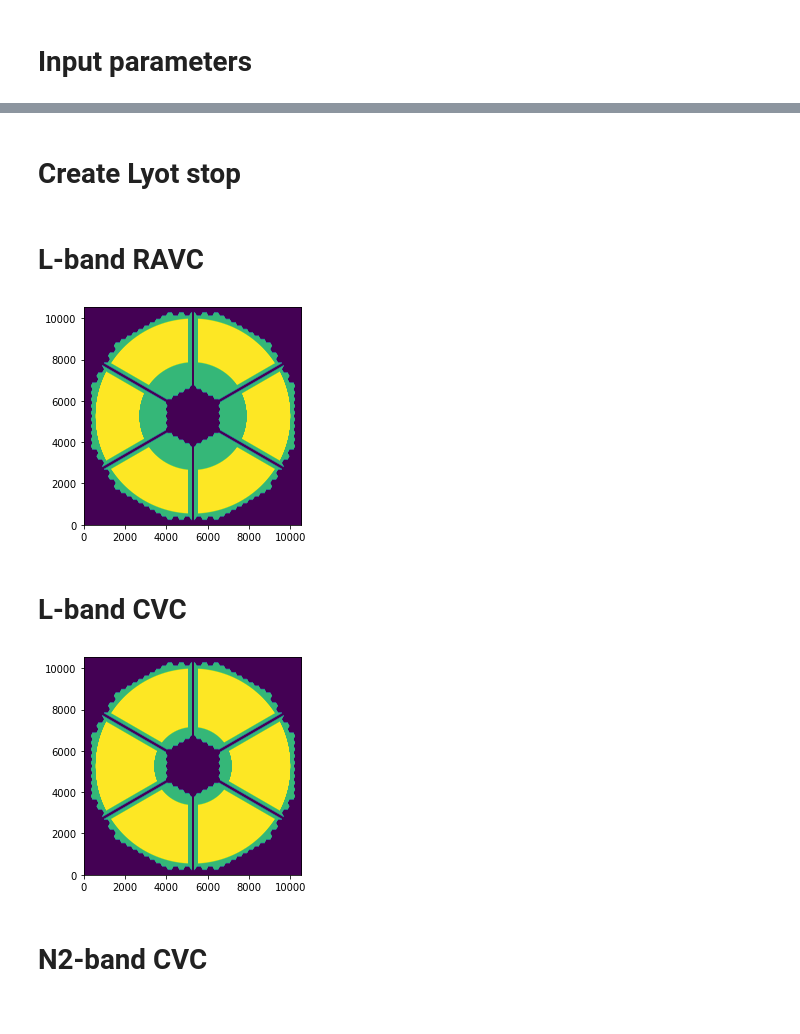
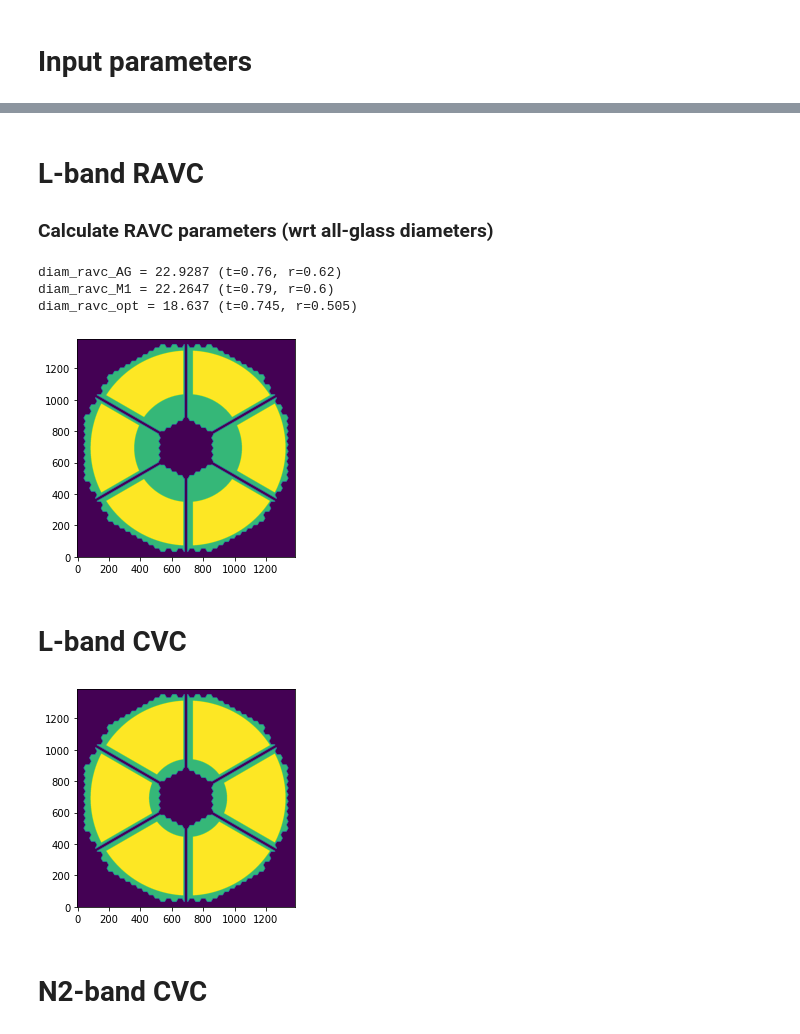
Before and after one commit to vortex-exoplanet/HEEPS, a Jupyter notebook: tools/create_lyotstops.ipynb, the cells around one changed output, grey strips where cells are left out. Saved outputs shown, nothing was run; the diff lists cells and outputs as text; code cells hidden in the pictures.

Commit message:
adding misalignments to 'create lyot stop'

```diff
--- a/tools/create_lyotstops.ipynb
+++ b/tools/create_lyotstops.ipynb
@@ -96,0 +82,15 @@ def hexagon(r_int, nimg):
+# %%
+os.chdir(os.path.normpath(os.path.expandvars('$HOME/heeps_metis/input_files/pupil')))
+try:
+    mask_AG = fits.getdata('mask_AG.fits')
+except FileNotFoundError:
+    mask_AG = resize_img(fits.getdata('eso/mask_allglass.fits')
+                       * fits.getdata('eso/SpiderShadow.fits'), npupil)
+    fits.writeto('mask_AG.fits', mask_AG)
+try:
+    mask_M1 = fits.getdata('mask_M1.fits')
+except FileNotFoundError:
+    mask_M1 = resize_img(fits.getdata('eso/mask_fullM1.fits')
+                       * fits.getdata('eso/SpiderShadow.fits'), npupil)
+    fits.writeto('mask_M1.fits', mask_M1)
+plt.imshow(mask_M1 - mask_AG/2, origin='lower');
@@ -121,2 +117,0 @@ plt.imshow(pup, origin='lower');
-# %% [markdown]
-# Create Lyot stop
@@ -144,21 +118,47 @@ def create_ls(d_ext, d_int, ls_dRext, ls_dRint, ls_dRspi, circ_ext=True, \
 # %% [markdown]
 # L-band RAVC
+### Calculate RAVC parameters (wrt all-glass diameters)
+# %%
+# all-glass parameters
+r_obstr_AG = diam_int_AG/diam_ext_AG
+ravc_t_AG = 1 - (r_obstr_AG**2 + r_obstr_AG*np.sqrt(r_obstr_AG**2 + 8))/4
+ravc_r_AG = r_obstr_AG/np.sqrt(1 - ravc_t_AG)
+diam_ravc_AG = ravc_r_AG*diam_ext_AG
+print('diam_ravc_AG = %s (t=%s, r=%s)'%(np.round(diam_ravc_AG, 4),
+    np.round(ravc_t_AG, 2), np.round(ravc_r_AG, 2)))
+# full-M1 parameters
+r_obstr_M1 = diam_int_M1/diam_ext_M1
+ravc_t_M1 = 1 - (r_obstr_M1**2 + r_obstr_M1*np.sqrt(r_obstr_M1**2 + 8))/4
+ravc_r_M1 = r_obstr_M1/np.sqrt(1 - ravc_t_M1) * (diam_ext_M1/diam_ext_AG)
+diam_ravc_M1 = ravc_r_M1*diam_ext_AG
+print('diam_ravc_M1 = %s (t=%s, r=%s)'%(np.round(diam_ravc_M1, 4),
+    np.round(ravc_t_M1, 2), np.round(ravc_r_M1, 2)))
+# optimal parameters (cf. ravc optimisation)
+diam_ravc_opt = ravc_r_opt*diam_ext_AG
+print('diam_ravc_opt = %s (t=%s, r=%s)'%(np.round(diam_ravc_opt, 4),
+    np.round(ravc_t_opt, 3), np.round(ravc_r_opt, 3)))
+# %% [output]
+diam_ravc_AG = 22.9287 (t=0.76, r=0.62)
+diam_ravc_M1 = 22.2647 (t=0.79, r=0.6)
+diam_ravc_opt = 18.637 (t=0.745, r=0.505)
 # %%
 ls_params = (0.0291, 0.0291, 0.0317)
-mask = create_ls(diam_allglass_ext, diam_allglass_RA_opt, *ls_params)
-fits.writeto('ls_L_RAVC_%s_%s_%s_%s.fits'%(*ls_params, npupil_L), resize_img(mask, npupil_L), overwrite=True)
-plt.imshow(fullM1*spiders + mask/2, origin='lower');
+mask = create_ls(diam_ext_AG, diam_ravc_opt, *ls_params)
+fits.writeto('ls_L_RAVC_%s_%s_%s_%s.fits'%(*ls_params, npupil_L),
+    resize_img(mask, npupil_L), overwrite=True)
+plt.imshow(mask_M1 + mask/2, origin='lower');
 # %% [output]
-[figure, old version]
+[figure, new version]
 # %% [markdown]
 # L-band CVC
 # %%
 ls_params = (0.0291, 0.08, 0.0317)
-mask = create_ls(diam_allglass_ext, diam_allglass_int, *ls_params)
-fits.writeto('ls_L_CVC_%s_%s_%s_%s.fits'%(*ls_params, npupil_L), resize_img(mask, npupil_L), overwrite=True)
-plt.imshow(fullM1*spiders + mask/2, origin='lower');
+mask = create_ls(diam_ext_AG, diam_int_AG, *ls_params)
+fits.writeto('ls_L_CVC_%s_%s_%s_%s.fits'%(*ls_params, npupil_L),
+    resize_img(mask, npupil_L), overwrite=True)
+plt.imshow(mask_M1 + mask/2, origin='lower');
 # %% [output]
-[figure, old version]
+[figure, new version]
 # %% [markdown]
 # N2-band CVC
 # %%
```
Also changed, not shown: parts of 19 cells of this notebook, 2 other files.
